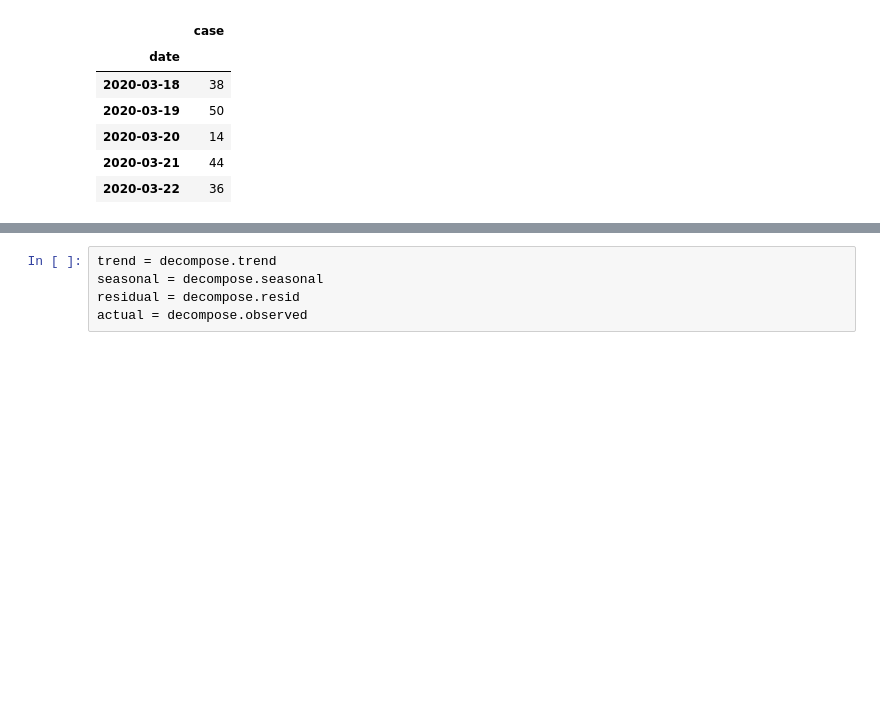
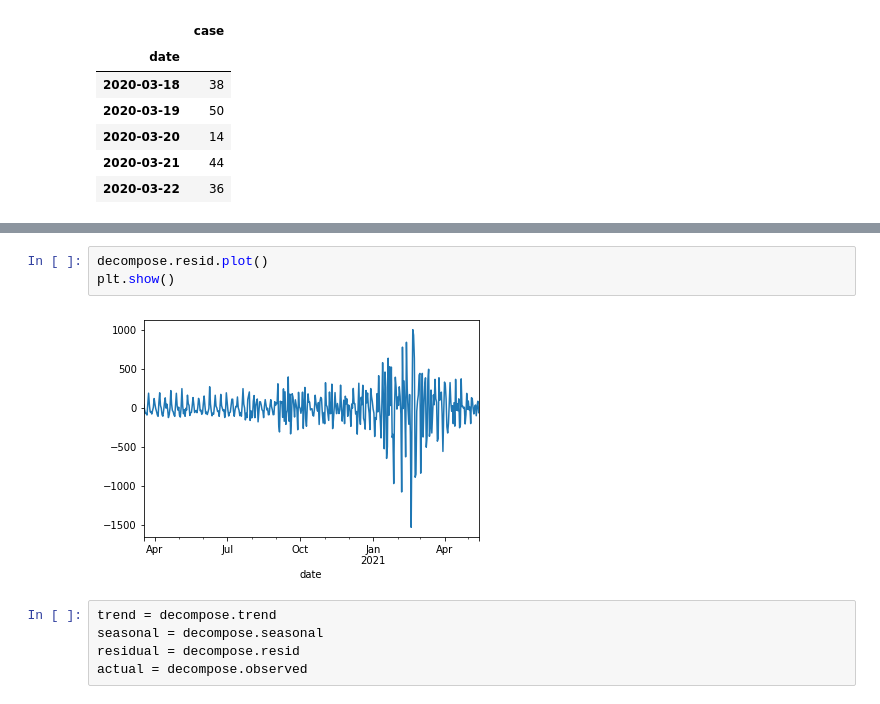
Before and after one commit to ardianzzz666/thesis, a Jupyter notebook: Multi Method + Seasonal Decomposition.ipynb, the cells around one changed output, grey strips where cells are left out. Drawn from its saved outputs; the diff is of its cells as text; blank space fills up the shorter version.

```diff
--- a/Multi Method + Seasonal Decomposition.ipynb
+++ b/Multi Method + Seasonal Decomposition.ipynb
@@ -32,3 +93,8 @@ plt.show()
+# %%
+decompose.resid.plot()
+plt.show()
+# %% [output]
+[figure, added]
 # %%
 trend = decompose.trend
 seasonal = decompose.seasonal
```
Also changed, not shown: parts of 22 cells of this notebook.
